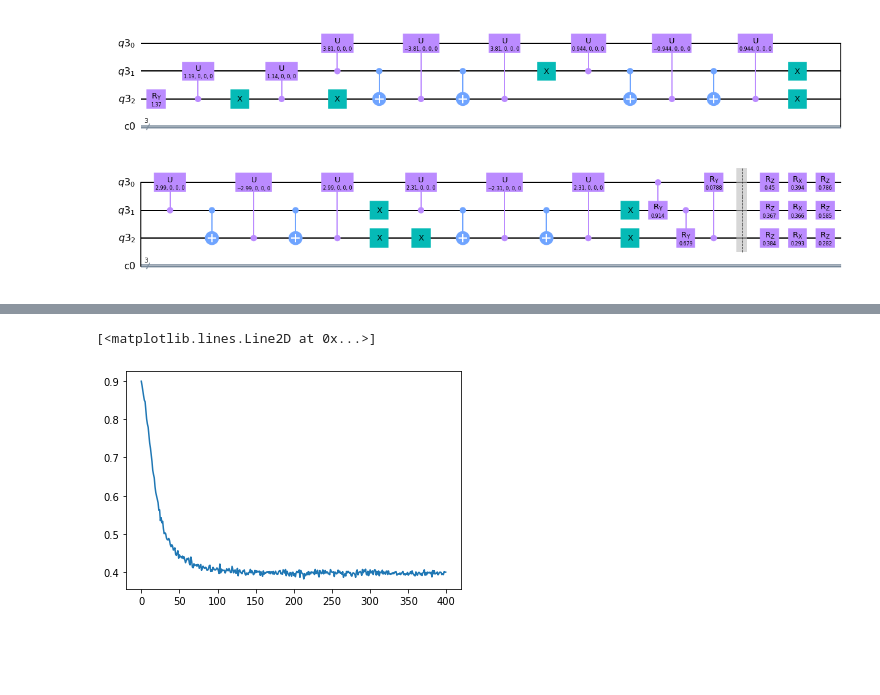
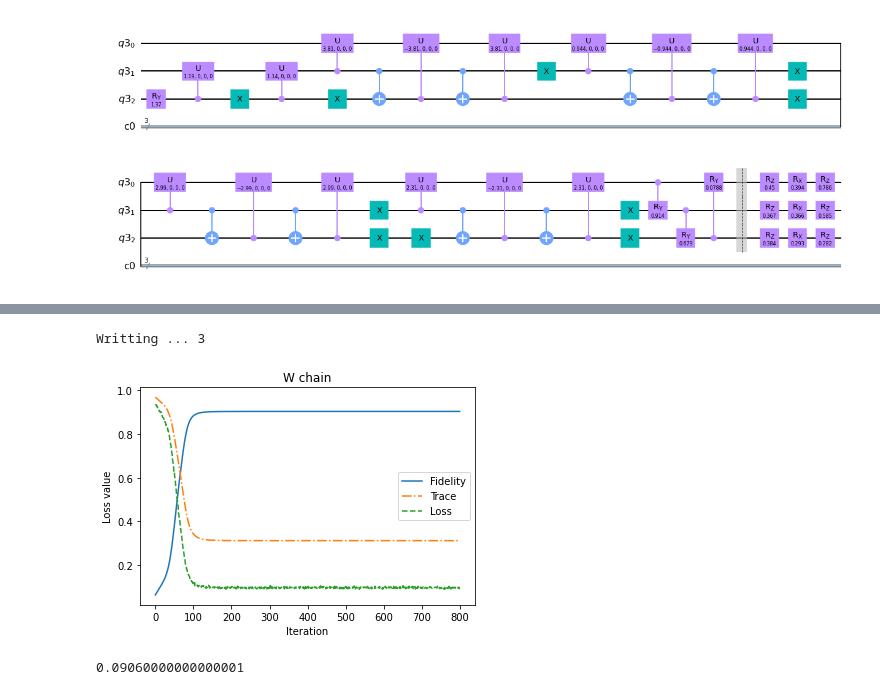
Before and after one commit to vutuanhai237/UC-VQA, a Jupyter notebook: codes/tomography/compare_W.ipynb, the cells around one changed output, grey strips where cells are left out. Drawn from its saved outputs; the diff is of its cells as text; code cells hidden in the pictures; blank space fills up the shorter version.

```diff
--- a/codes/tomography/compare_W.ipynb
+++ b/codes/tomography/compare_W.ipynb
@@ -312,5 +257,38 @@ Writting ... 3
-# %%
-plt.plot(loss_values_haar)
-# %% [output]
-[<matplotlib.lines.Line2D at 0x...>]
-[figure, removed]
+# %%
+traces = []
+fidelities = []
+
+for thetas in thetass:
+    # Get |psi> = U_gen|000...>
+    qc1 = encoder.qcircuit
+    psi = qiskit.quantum_info.Statevector.from_instruction(qc1)
+    # Get |psi~> = U_target|000...>
+    qc = qiskit.QuantumCircuit(num_qubits, num_qubits)
+    qc = qtm.nqubit.create_Walltoall_layerd_state(qc, thetas, num_layers = num_layers).inverse()
+    psi_hat = qiskit.quantum_info.Statevector.from_instruction(qc)
+    # Calculate the metrics
+    trace, fidelity = qtm.base.get_metrics(psi, psi_hat)
+    traces.append(trace)
+    fidelities.append(fidelity)
+print('Writting ... ' + str(num_qubits))
+
+
+np.savetxt("../../experiments/tomography_walltoall_/" + str(num_layers) + '/' + str(num_qubits) + "/loss_values.csv", loss_values, delimiter=",")
+np.savetxt("../../experiments/tomography_walltoall_/" + str(num_layers) + '/' + str(num_qubits) + "/thetass.csv", thetass, delimiter=",")
+np.savetxt("../../experiments/tomography_walltoall_/" + str(num_layers) + '/' + str(num_qubits) + "/traces.csv", traces, delimiter=",")
+np.savetxt("../../experiments/tomography_walltoall_/" + str(num_layers) + '/' + str(num_qubits) + "/fidelities.csv", fidelities, delimiter=",")
+# %% [output]
+Writting ... 3
+# %%
+from matplotlib import pyplot as plt
+plt.plot(fidelities, label='Fidelity', linestyle = '-')
+plt.plot(traces, label='Trace', linestyle = '-.')
+plt.plot(loss_values, label='Loss', linestyle = '--')
+plt.title('W chain')
+plt.legend()
+plt.xlabel("Iteration")
+plt.ylabel("Loss value")
+plt.show()
+# %% [output]
+[figure, added]
+0.09060000000000001
```
Also changed, not shown: parts of 17 cells of this notebook, 38 other files.
